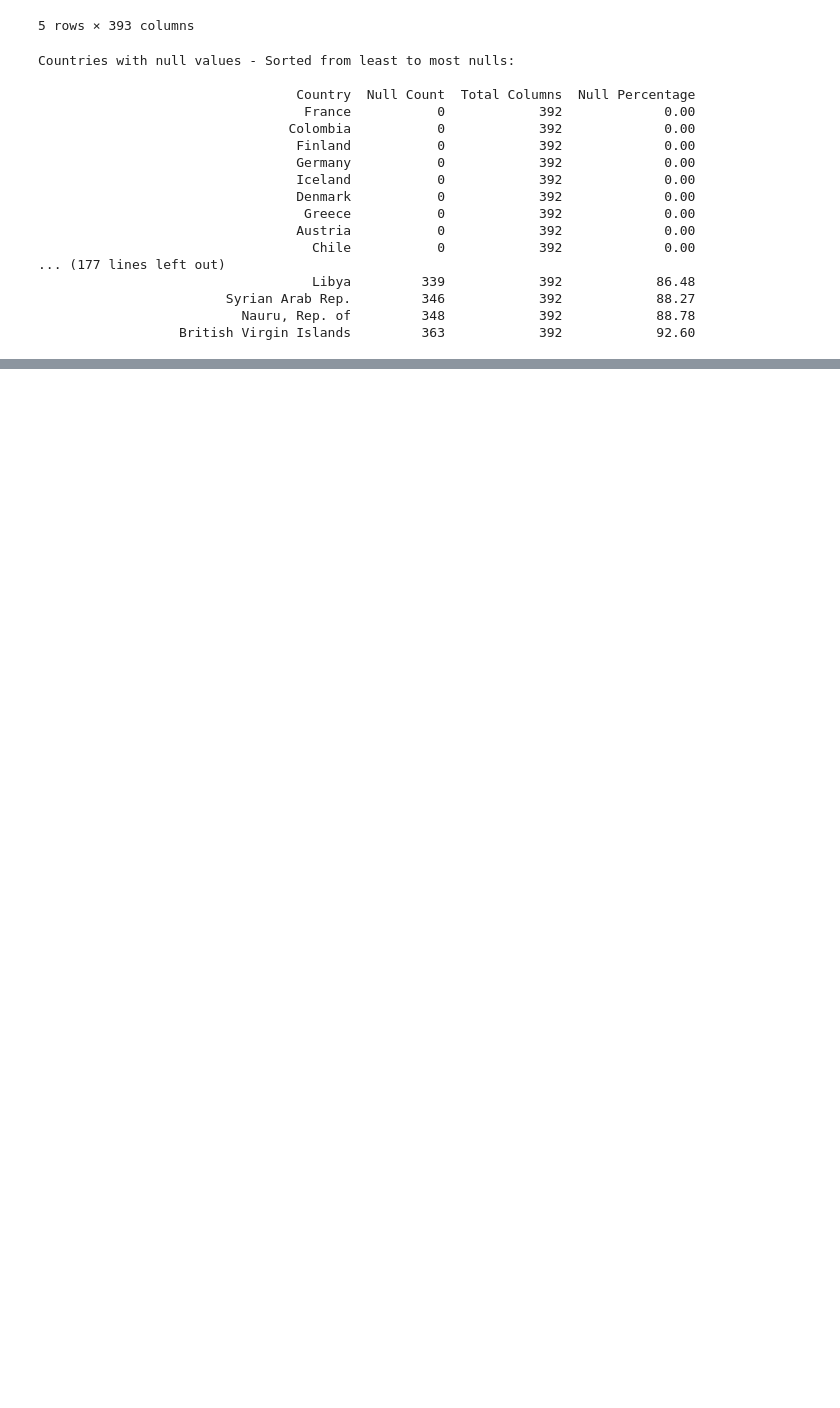
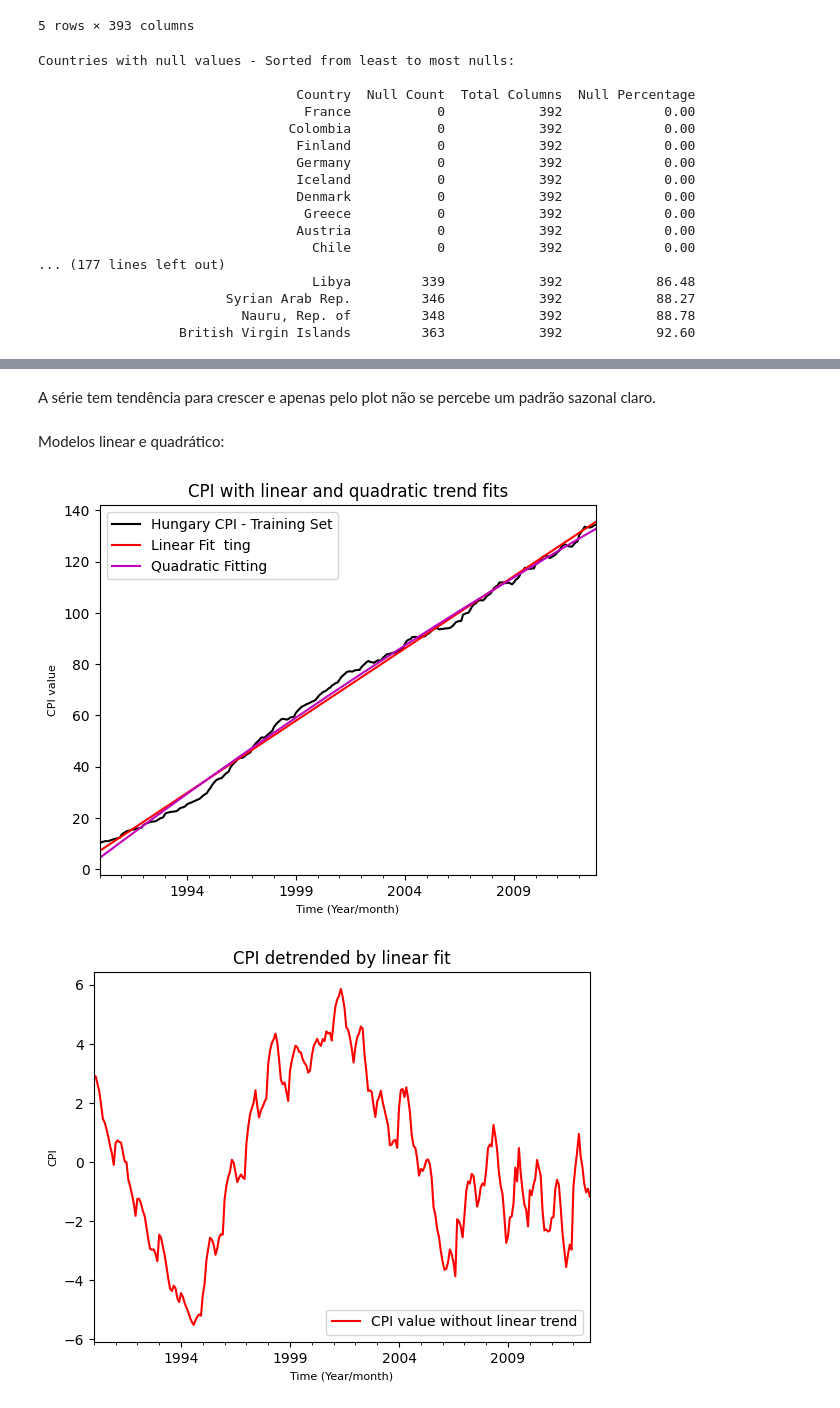
Before and after one commit to reberapower1/Countries-Consumer-Price-Indexes-CPIs-Analysis-and-Forecasting, a Jupyter notebook: apst_project.ipynb, the cells around one changed output, grey strips where cells are left out. Cells and saved outputs as stored; diff of their text form; code cells hidden in the pictures; blank space fills up the shorter version.

```diff
--- a/apst_project.ipynb
+++ b/apst_project.ipynb
@@ -134,0 +230,48 @@ Countries with null values - Sorted from least to most nulls:
+# %% [markdown]
+A série tem tendência para crescer e apenas pelo plot não se percebe um padrão sazonal claro.
+# %% [markdown]
+Modelos linear e quadrático:
+# %%
+tMonths = np.arange(len(train_TS))
+
+# Linear trend estimation by fitting
+coefs_lin = np.polyfit(tMonths, train_TS.values, 1)
+linVals = np.polyval(coefs_lin, tMonths)
+linTS = pd.Series(data=linVals, index=train_TS.index, name="Linear Fit  ting")
+
+# Quadratic trend estimation by fitting
+coefs_quad = np.polyfit(tMonths, train_TS.values, 2)
+quadVals = np.polyval(coefs_quad, tMonths)
+quadTS = pd.Series(data=quadVals, index=train_TS.index, name="Quadratic Fitting")
+
+plt.figure()
+ax = train_TS.plot(legend=True, color='k')
+linTS.plot(ax=ax, legend=True, color='r')
+quadTS.plot(ax=ax, legend=True, color='m')
+ax.set_ylabel('CPI value', fontdict={'fontsize': 8})
+ax.set_xlabel('Time (Year/month)', fontdict={'fontsize': 8})
+ax.set_title('CPI with linear and quadratic trend fits')
+plt.show()
+
+# Remove linear trend
+plt.figure()
+ts_no_trend__lin_addict = train_TS - linTS
+ts_no_trend__lin_addict.name = "CPI value without linear trend"
+ax2 = ts_no_trend__lin_addict.plot(legend=True, color='r')
+ax2.set_ylabel('CPI', fontdict={'fontsize': 8})
+ax2.set_xlabel('Time (Year/month)', fontdict={'fontsize': 8})
+ax2.set_title('CPI detrended by linear fit')
+plt.show()
+
+# Remove quadratic trend
+plt.figure()
+ts_no_trend__quad_addict = train_TS - quadTS
+ts_no_trend__quad_addict.name = "CPI value without quadratic trend"
+ax3 = ts_no_trend__quad_addict.plot(legend=True, color='r')
+ax3.set_ylabel('CPI', fontdict={'fontsize': 8})
+ax3.set_xlabel('Time (Year/month)', fontdict={'fontsize': 8})
+ax3.set_title('CPI detrended by quadratic fit')
+plt.show()
+# %% [output]
+[figure, added]
+[figure, added]
```
Also changed, not shown: parts of 46 cells of this notebook.
